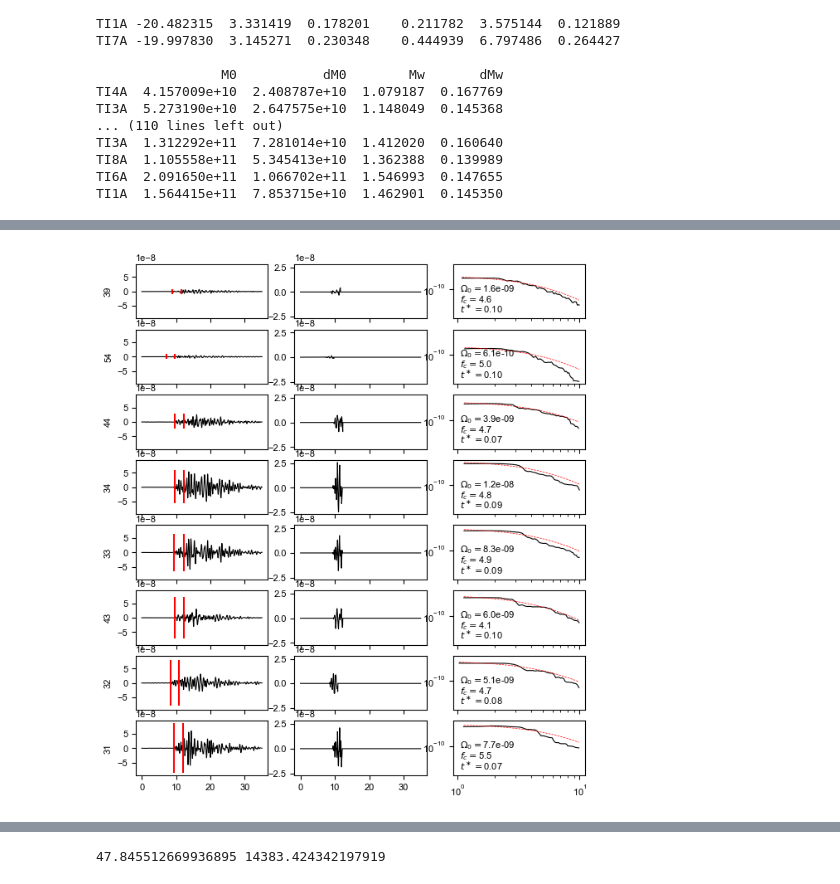
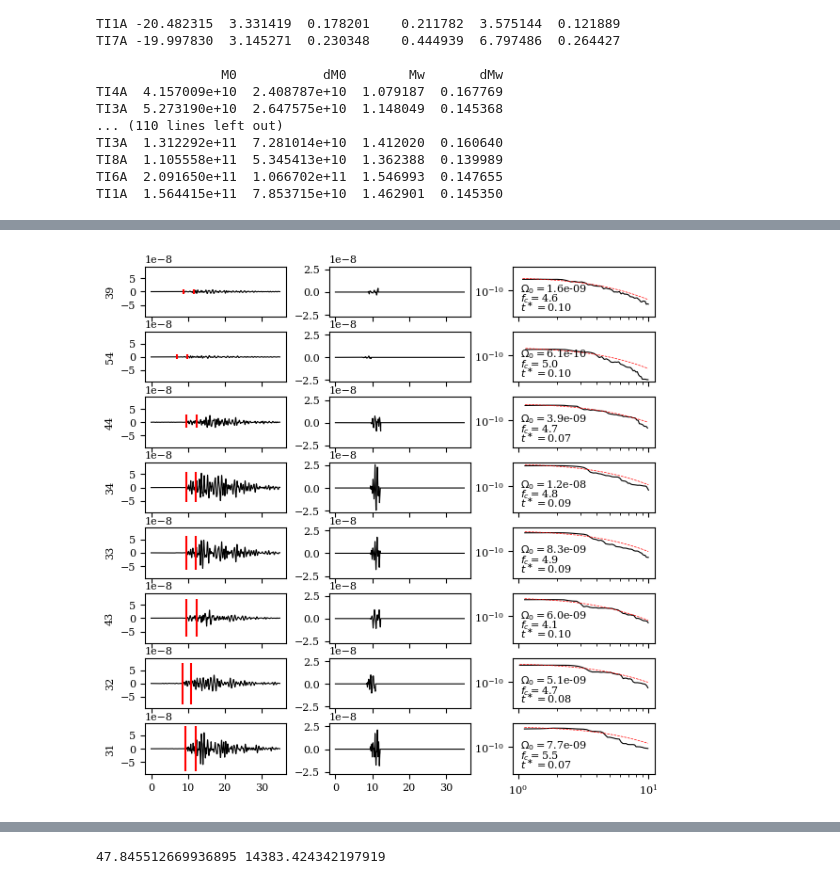
Before and after one commit to JMagyar15/totten-analysis, a Jupyter notebook: Totten Icequakes.ipynb, the cells around one changed output, grey strips where cells are left out. Drawn from its saved outputs; the diff is of its cells as text; code cells hidden in the pictures.

```diff
--- a/Totten Icequakes.ipynb
+++ b/Totten Icequakes.ipynb
@@ -47,9 +47,16 @@ from scipy.stats import gaussian_kde
 
 
 #rc('text', usetex=True)
-rcParams['font.size'] = 8
-rcParams['font.family'] = 'sans-serif'
-rcParams['font.sans-serif'] = ['Arial']
+# rcParams['font.size'] = 8
+# rcParams['font.family'] = 'sans-serif'
+# rcParams['font.sans-serif'] = ['Arial']
+
+plt.rcParams['font.family'] = 'serif'
+plt.rcParams['font.sans-serif'] = 'Computer Modern'
+#rc('text', usetex=True)
+from matplotlib import rc
+rc('font', size=8)
+
 one_col = 3.35 #inches
 two_col = 7.0 #inches
 # %%
@@ -1486,6 +1509,6 @@ for cluster_num in groups.keys():
 # %%
 #as above but with single station and for each cluster in the same plot
-fig, ax = plt.subplots(nrows=len(groups),ncols=3,figsize=(7,8),sharex='col',sharey='col')
+fig, ax = plt.subplots(nrows=len(groups),ncols=3,figsize=(7,7),sharex='col',sharey='col',gridspec_kw={'wspace':0.3,'hspace':0.3})
 sta_code = 'TI3A'
 
 for i, cluster_num in enumerate(groups.keys()):
@@ -1530,31 +1553,31 @@ for i, cluster_num in enumerate(groups.keys()):
     shifted_window = np.pad(window,(N_start,N_total-N_window-N_start))
 
     ax[i,1].plot(tr.times(),tr.data * shifted_window,color='black',lw=0.8,rasterized=True)
 
 
 
     Pxx = Pxx_dict[sta_code]
     freq = f_dict[sta_code]
     t = (arrivals['R']/3870)[sta_code]
 
 
     logomega0 = sta_mag['logomega0'][sta_code]
     fc = sta_mag['fc'][sta_code]
     t_star = sta_mag['t_star'][sta_code]
 
     omega = mm.LogBruneModel(freq,logomega0,fc,t_star)
 
     ax[i,2].plot(freq,Pxx,color='black',lw=0.8,rasterized=True)
     ax[i,2].set_xscale('log')
     ax[i,2].set_yscale('log')
 
     ax[i,2].plot(freq,omega,color='red',ls='--',lw=0.5,rasterized=True)
     ax[i,2].annotate(r'$\Omega_0=${:.1e}'.format(np.exp(logomega0)),(0.05,0.5),xycoords='axes fraction')
     ax[i,2].annotate(r'$f_c=${:.1f}'.format(fc),(0.05,0.3),xycoords='axes fraction')
     ax[i,2].annotate(r'$t^\ast=${:.2f}'.format(t_star),(0.05,0.1),xycoords='axes fraction')
 
     ax[i,0].set_ylabel(cluster_num)
 
 #fig.savefig(os.path.join(p_path,'brune_fit_cluster_' + str(cluster_num) + '.pdf'),bbox_inches='tight')
 # %% [output]
-[figure, old version]
+[figure, new version]
```
Also changed, not shown: parts of 55 cells of this notebook, 8 other files.
